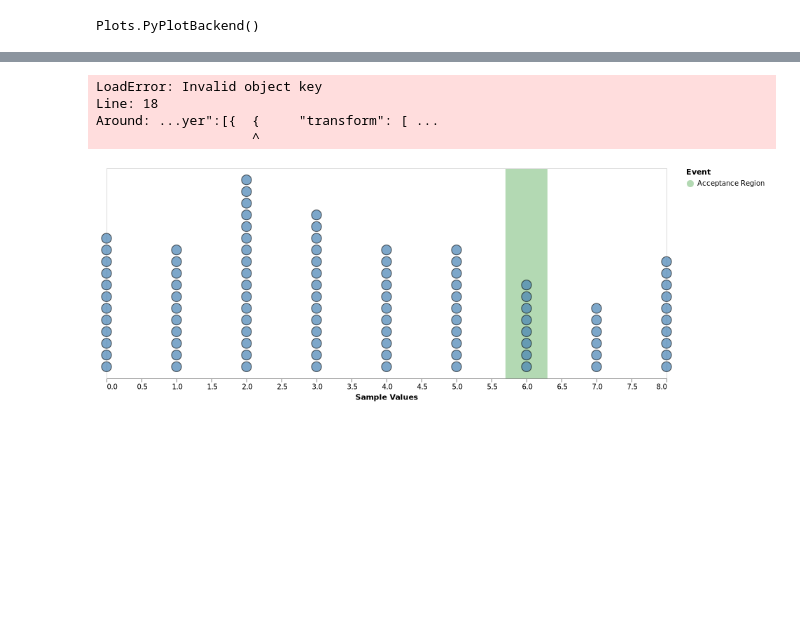
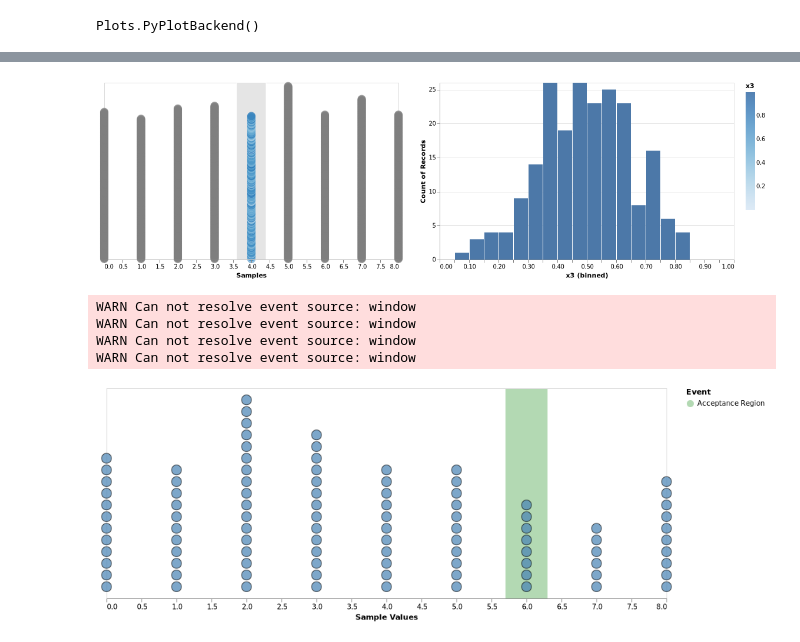
Before and after one commit to davibarreira/Visualizations, a Jupyter notebook: FinalProject/ABC_VegaLite.ipynb, the cells around one changed output, grey strips where cells are left out. Saved outputs shown, nothing was run; the diff lists cells and outputs as text; code cells hidden in the pictures; blank space fills up the shorter version.

```diff
--- a/FinalProject/ABC_VegaLite.ipynb
+++ b/FinalProject/ABC_VegaLite.ipynb
@@ -67,48 +67,54 @@ points = df |> vl"""
 {
 "hconcat" : [
   {
+    "layer": [{
+
     "selection": {
-      "brush": {"type": "interval","encodings": ["x"]}
+      "brush": {"type": "interval","encodings": ["x"],"init":{"x": [3.6, 4.4]}}
     },
     "view":{"stroke" : null},
     "width": 500,
     "height": 300,
     "mark": "circle",
     "encoding": {
         "x": {"field": "x1", "type": "quantitative","axis": {"grid":false, "title":"Samples"}},
         "y": {"field": "x2", "type": "quantitative", "axis": null},
-        "size":{"value":200}
+        "size":{"value":200},
+        "color": {
+              "condition": {"selection": "brush", "field": "x3", "type": "quantitative"},
+              "value": "grey"
+            }
         }
-    },
+}]},
   {
     "layer":[{
- {
     "transform": [
       {"filter": {"selection": "brush"}}
     ],
     "width": 500,
     "height": 300,
     "mark": "bar",
     "encoding": {
     "x": {
-        "bin":true,
+        "bin":{"maxbins":20},
         "field": "x3",
         "type": "quantitative"
     },
     "y": {
         "aggregate": "count",
-        "type": "quantitative"
+        "type": "quantitative", "stack":"normalize"
       }
     }}
     ]
 }]
 }
 """
 # %% [output]
+[figure, added]
-LoadError: Invalid object key
-Line: 18
-Around: ...yer":[{  {     "transform": [ ...
-                    ^
+WARN Can not resolve event source: window
+WARN Can not resolve event source: window
+WARN Can not resolve event source: window
+WARN Can not resolve event source: window
 # %%
 spec = [
 @vlplot(width=800, height=300, view={stroke=nothing}) +
```
Also changed, not shown: parts of 4 cells of this notebook.
